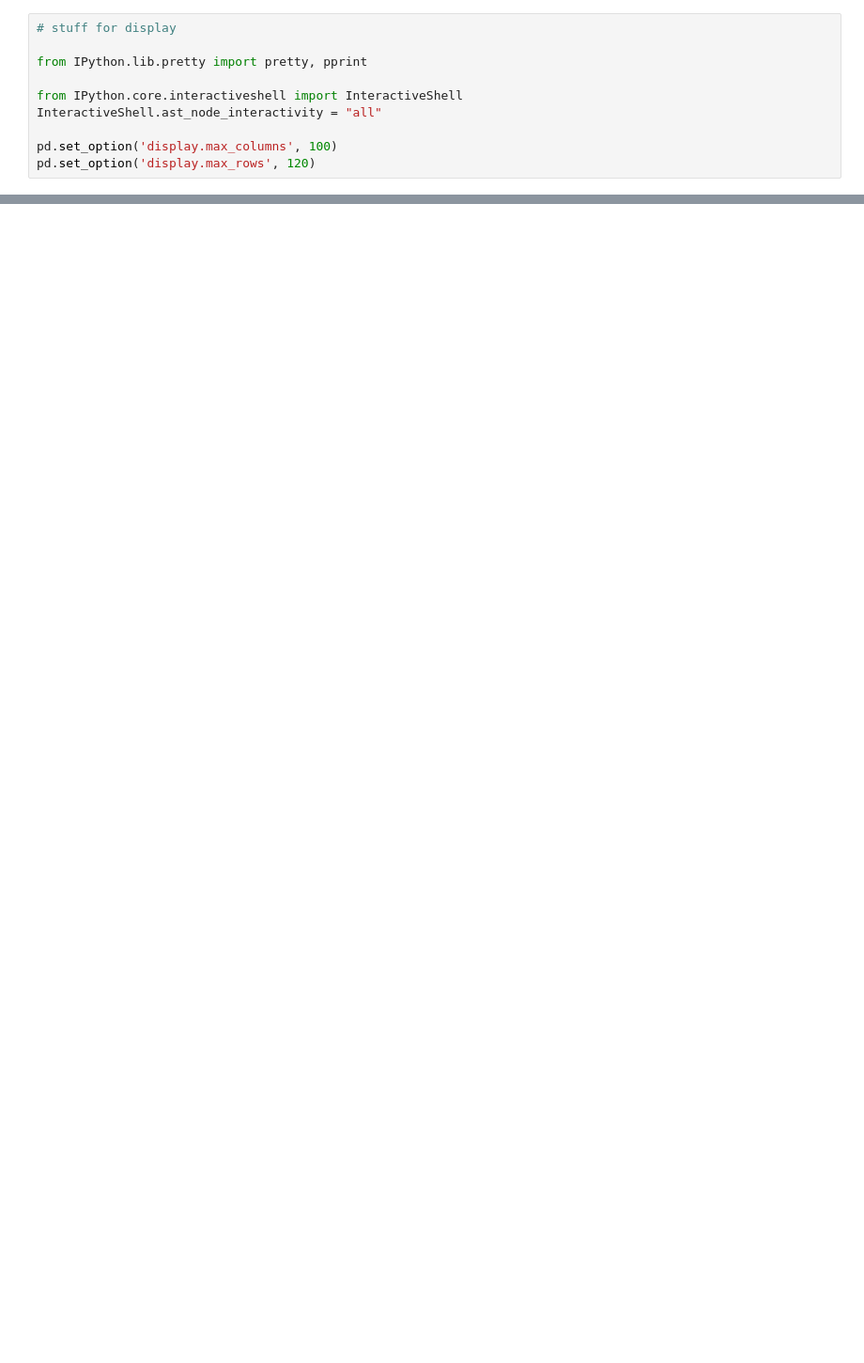
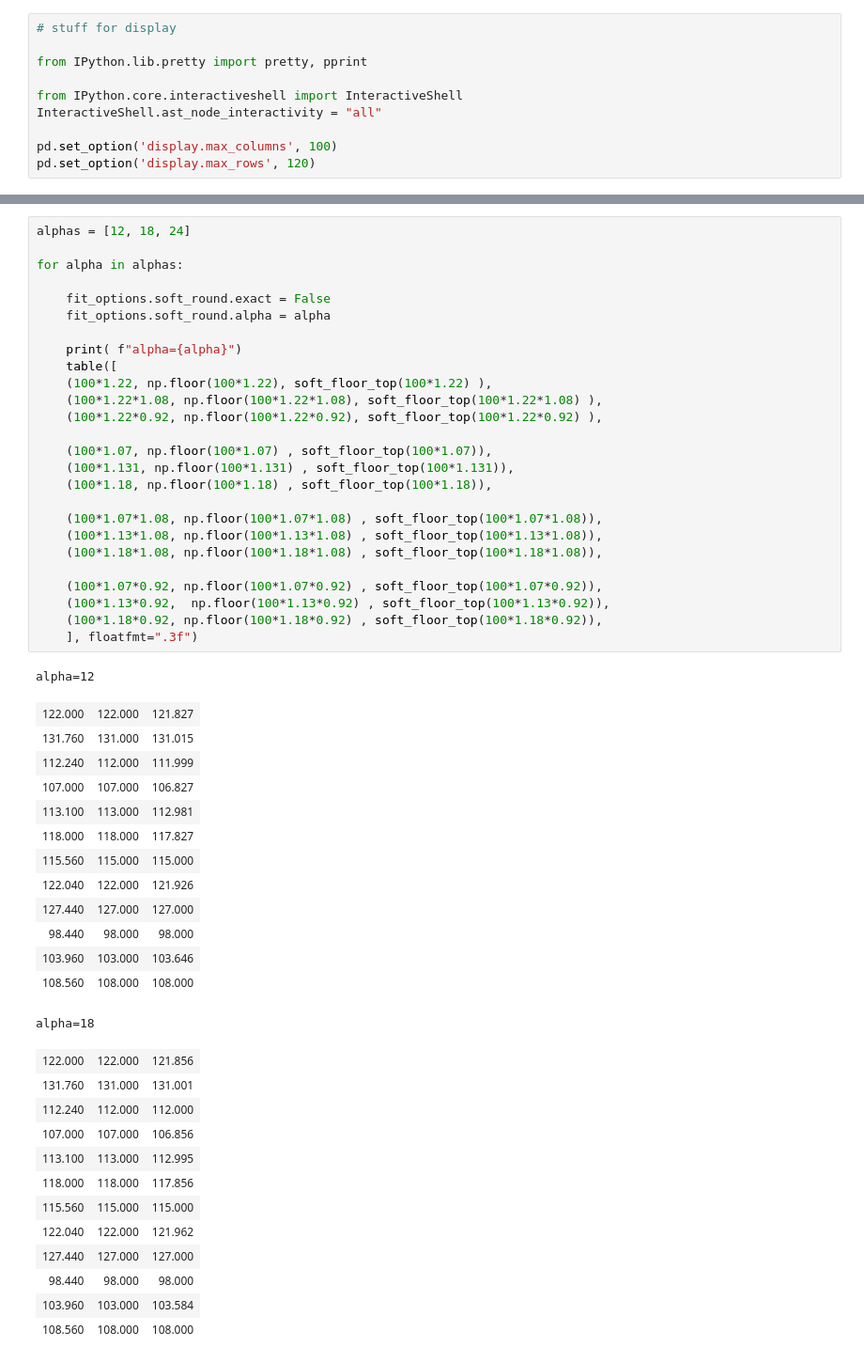
Before and after one commit to jeancroy/RP-fit, a Jupyter notebook: soft_round.ipynb, the cells around one changed output, grey strips where cells are left out. Shown at 94% size. Saved outputs shown, nothing was run; the diff lists cells and outputs as text; blank space fills up the shorter version.

```diff
--- a/soft_round.ipynb
+++ b/soft_round.ipynb
@@ -27,0 +40,53 @@ pd.set_option('display.max_rows', 120)
+# %%
+alphas = [12, 18, 24]
+
+for alpha in alphas:
+
+    fit_options.soft_round.exact = False
+    fit_options.soft_round.alpha = alpha
+
+    print( f"alpha={alpha}")
+    table([
+    (100*1.22, np.floor(100*1.22), soft_floor_top(100*1.22) ),
+    (100*1.22*1.08, np.floor(100*1.22*1.08), soft_floor_top(100*1.22*1.08) ),
+    (100*1.22*0.92, np.floor(100*1.22*0.92), soft_floor_top(100*1.22*0.92) ),
+
+    (100*1.07, np.floor(100*1.07) , soft_floor_top(100*1.07)),
+    (100*1.131, np.floor(100*1.131) , soft_floor_top(100*1.131)),
+    (100*1.18, np.floor(100*1.18) , soft_floor_top(100*1.18)),
+
+    (100*1.07*1.08, np.floor(100*1.07*1.08) , soft_floor_top(100*1.07*1.08)),
+    (100*1.13*1.08, np.floor(100*1.13*1.08) , soft_floor_top(100*1.13*1.08)),
+    (100*1.18*1.08, np.floor(100*1.18*1.08) , soft_floor_top(100*1.18*1.08)),
+
+    (100*1.07*0.92, np.floor(100*1.07*0.92) , soft_floor_top(100*1.07*0.92)),
+    (100*1.13*0.92,  np.floor(100*1.13*0.92) , soft_floor_top(100*1.13*0.92)),
+    (100*1.18*0.92, np.floor(100*1.18*0.92) , soft_floor_top(100*1.18*0.92)),
+    ], floatfmt=".3f")
+# %% [output]
+alpha=12
+| 122.000 | 122.000 | 121.827 |
+| 131.760 | 131.000 | 131.015 |
+| 112.240 | 112.000 | 111.999 |
+| 107.000 | 107.000 | 106.827 |
+| 113.100 | 113.000 | 112.981 |
+| 118.000 | 118.000 | 117.827 |
+| 115.560 | 115.000 | 115.000 |
+| 122.040 | 122.000 | 121.926 |
+| 127.440 | 127.000 | 127.000 |
+| 98.440 | 98.000 | 98.000 |
+| 103.960 | 103.000 | 103.646 |
+| 108.560 | 108.000 | 108.000 |
+alpha=18
+| 122.000 | 122.000 | 121.856 |
+| 131.760 | 131.000 | 131.001 |
+| 112.240 | 112.000 | 112.000 |
+| 107.000 | 107.000 | 106.856 |
+| 113.100 | 113.000 | 112.995 |
+| 118.000 | 118.000 | 117.856 |
+| 115.560 | 115.000 | 115.000 |
+| 122.040 | 122.000 | 121.962 |
+| 127.440 | 127.000 | 127.000 |
+| 98.440 | 98.000 | 98.000 |
+| 103.960 | 103.000 | 103.584 |
+| 108.560 | 108.000 | 108.000 |
```
Also changed, not shown: parts of 6 cells of this notebook, 15 other files.
